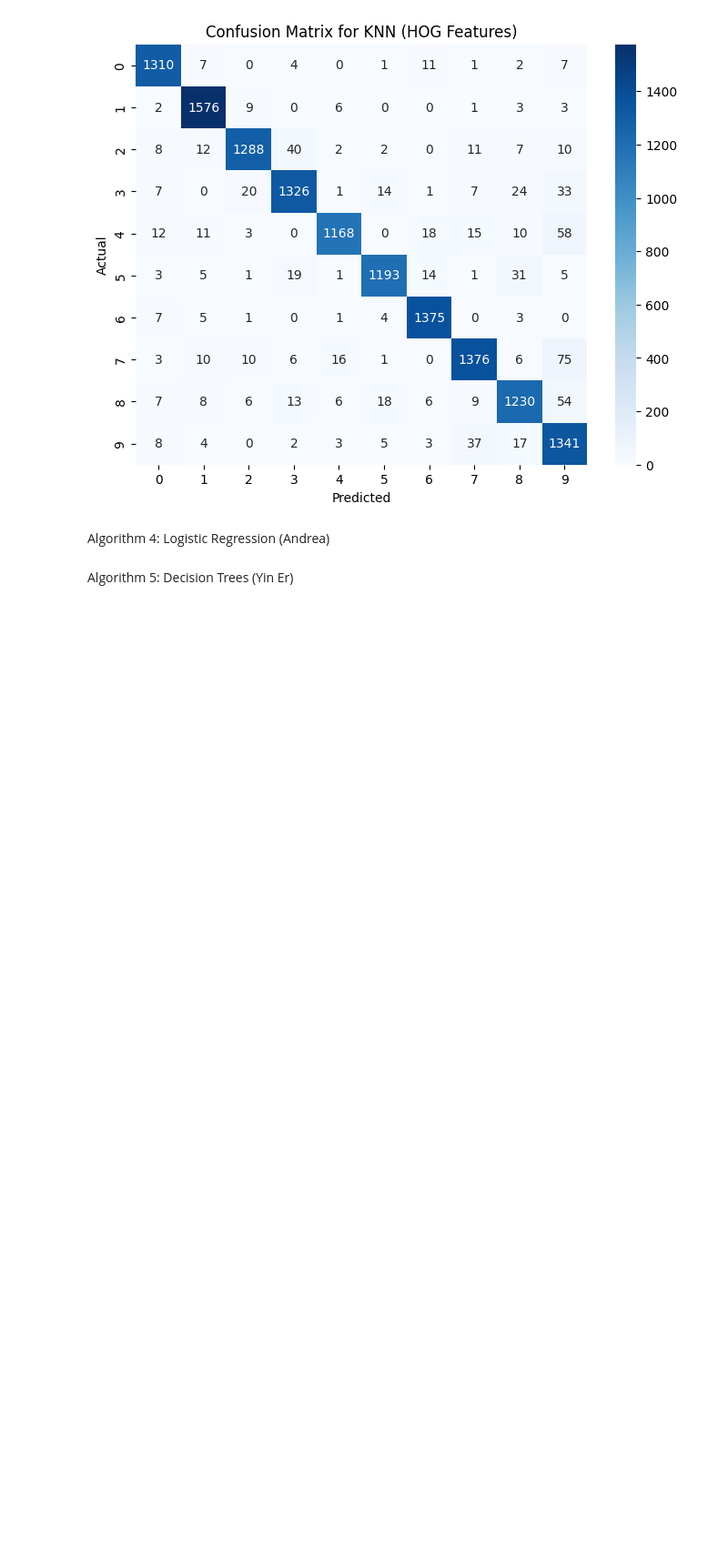
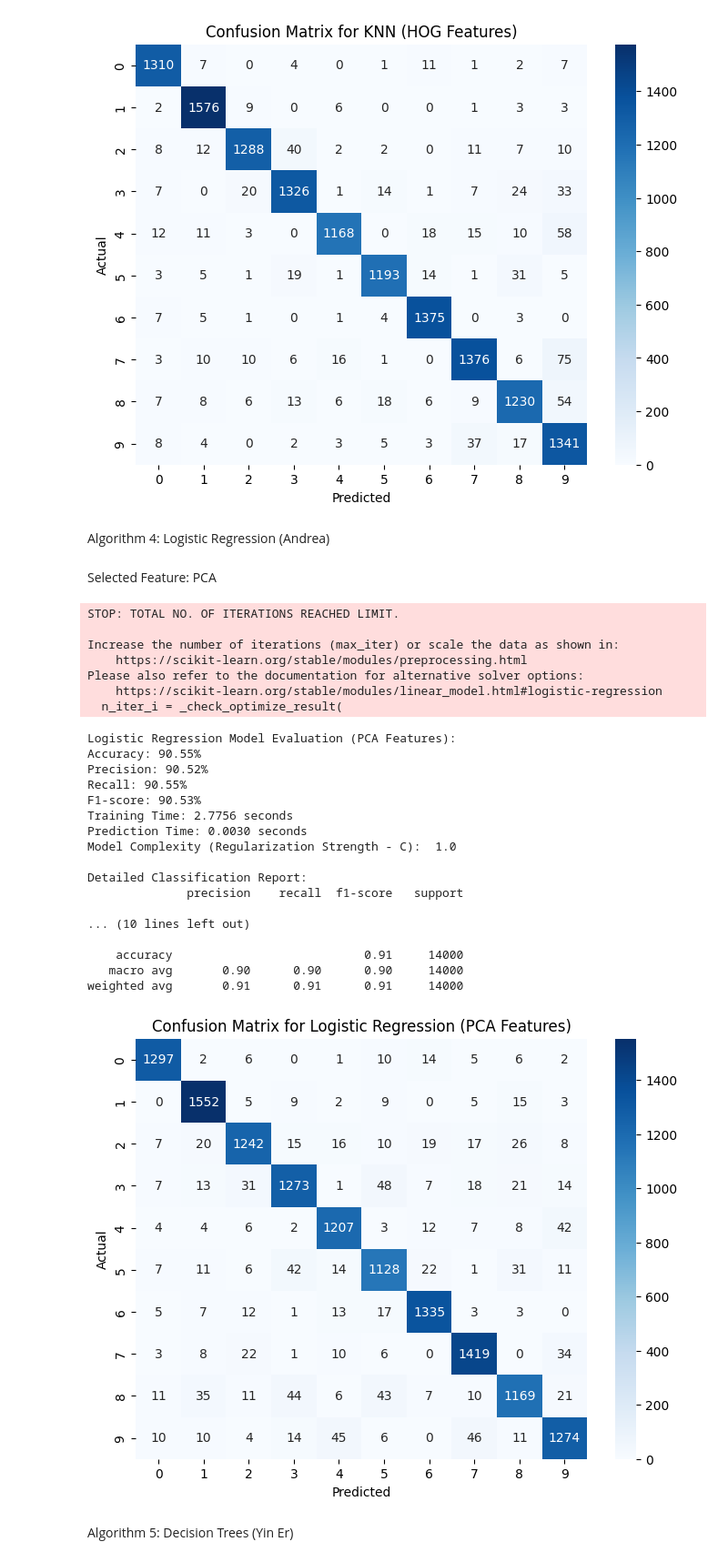
Before and after one commit to Eerraaaa/INF2008ML, a Jupyter notebook: main.ipynb, the cells around one changed output. Shown at 91% size. Drawn from its saved outputs; the diff is of its cells as text; code cells hidden in the pictures; blank space fills up the shorter version.

```diff
--- a/main.ipynb
+++ b/main.ipynb
@@ -1229,6 +1219,80 @@ weighted avg       0.94      0.94      0.94     14000
 [figure]
 # %% [markdown]
 Algorithm 4: Logistic Regression (Andrea)
+# %% [markdown]
+Selected Feature: PCA
+# %%
+# Initialize Logistic Regression model
+lr = LogisticRegression()
+
+# Start time for training
+start_time = time.time()
+lr.fit(X_train_pca, y_train)
+training_time_lr = time.time() - start_time
+
+# Start time for prediction
+start_time = time.time()
+y_pred_lr = lr.predict(X_test_pca)
+prediction_time_lr = time.time() - start_time
+
+# Extract accuracy, precision, recall, and F1-score (weighted average)
+accuracy_lr = accuracy_score(y_test, y_pred_lr)
+precision_lr = precision_score(y_test, y_pred_lr, average='weighted')
+recall_lr = recall_score(y_test, y_pred_lr, average='weighted')
+f1_lr = f1_score(y_test, y_pred_lr, average='weighted')
+
+# Model complexity - Regularization Strength(C)
+# Smaller C = simpler, larger C = complex.
+model_complexity = lr.C
+
+# Print evaluation metrics
+print("\nLogistic Regression Model Evaluation (PCA Features):")
+print(f"Accuracy: {accuracy_lr * 100:.2f}%")
+print(f"Precision: {precision_lr * 100:.2f}%")
+print(f"Recall: {recall_lr * 100:.2f}%")
+print(f"F1-score: {f1_lr * 100:.2f}%")
+print(f"Training Time: {training_time_lr:.4f} seconds")
+print(f"Prediction Time: {prediction_time_lr:.4f} seconds")
+print(f"Model Complexity (Regularization Strength - C):  {model_complexity}")
+
+# Display classification report
+print("\nDetailed Classification Report:")
+print(classification_report(y_test, y_pred_lr))
+
+# Display confusion matrix
+plt.figure(figsize=(8, 6))
+sns.heatmap(conf_matrix_lr, annot=True, fmt="d", cmap="Blues",
+            xticklabels=range(10), yticklabels=range(10))
+plt.xlabel("Predicted")
+plt.ylabel("Actual")
+plt.title("Confusion Matrix for Logistic Regression (PCA Features)")
+plt.show()
+# %% [output]
+STOP: TOTAL NO. OF ITERATIONS REACHED LIMIT.
+
+Increase the number of iterations (max_iter) or scale the data as shown in:
+    https://scikit-learn.org/stable/modules/preprocessing.html
+Please also refer to the documentation for alternative solver options:
+    https://scikit-learn.org/stable/modules/linear_model.html#logistic-regression
+  n_iter_i = _check_optimize_result(
+Logistic Regression Model Evaluation (PCA Features):
+Accuracy: 90.55%
+Precision: 90.52%
+Recall: 90.55%
+F1-score: 90.53%
+Training Time: 2.7756 seconds
+Prediction Time: 0.0030 seconds
+Model Complexity (Regularization Strength - C):  1.0
+
+Detailed Classification Report:
+              precision    recall  f1-score   support
+
+... (10 lines left out)
+
+    accuracy                           0.91     14000
+   macro avg       0.90      0.90      0.90     14000
+weighted avg       0.91      0.91      0.91     14000
+[figure, added]
 # %% [markdown]
 Algorithm 5: Decision Trees (Yin Er)
 # %% [markdown]
```
Also changed, not shown: parts of 8 cells of this notebook.
